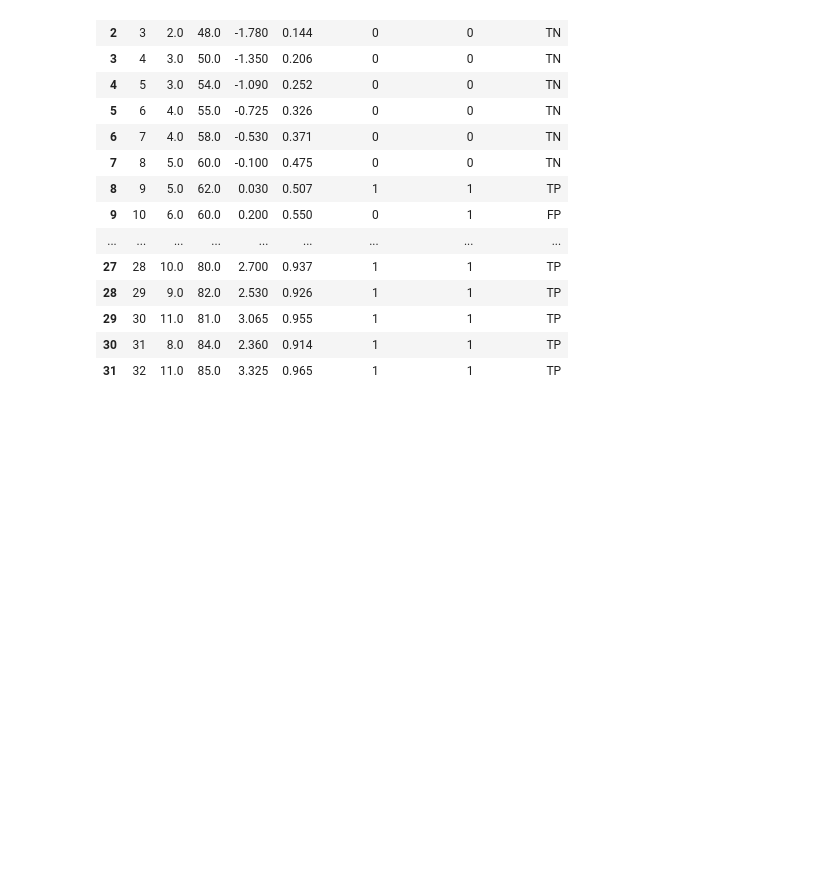
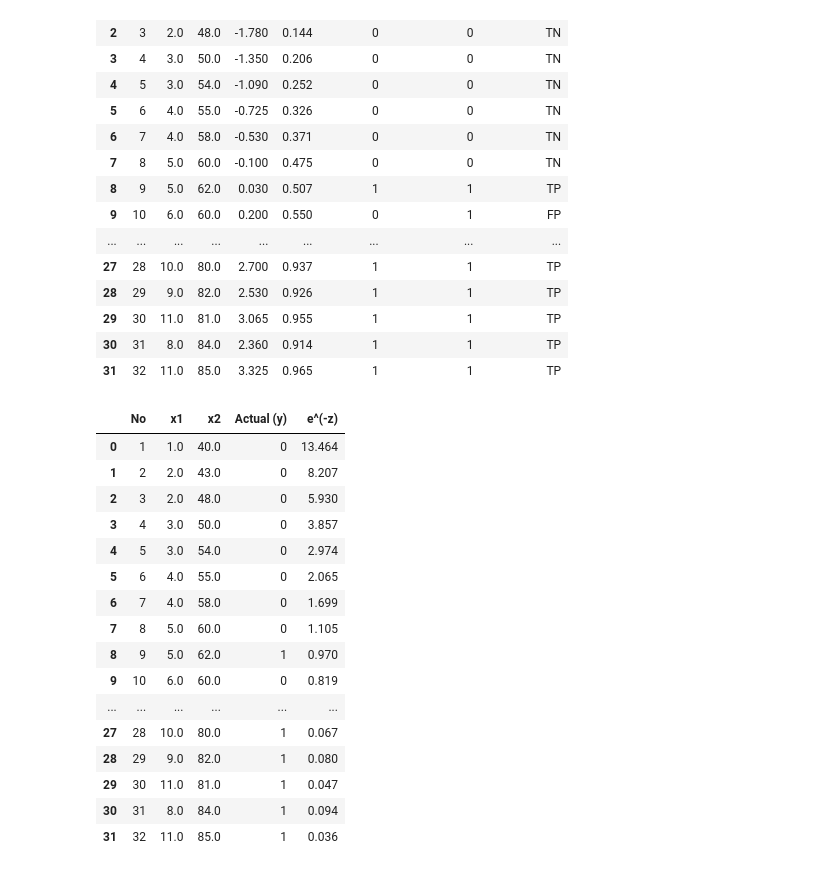
Before and after one commit to ImNotDanish05/2026_Pembelajaran-Mesin_TI-3A, a Jupyter notebook: Week_3/Modul_Machine_Learning_Rev06.ipynb, the cells around one changed output. Saved outputs shown, nothing was run; the diff lists cells and outputs as text; code cells hidden in the pictures; blank space fills up the shorter version.

```diff
--- a/Week_3/Modul_Machine_Learning_Rev06.ipynb
+++ b/Week_3/Modul_Machine_Learning_Rev06.ipynb
@@ -107,3 +107,38 @@ display(df_details)
 | 29 | 30 | 11.0 | 81.0 | 3.065 | 0.955 | 1 | 1 | TP |
 | 30 | 31 | 8.0 | 84.0 | 2.360 | 0.914 | 1 | 1 | TP |
 | 31 | 32 | 11.0 | 85.0 | 3.325 | 0.965 | 1 | 1 | TP |
+# %%
+import pandas as pd
+import numpy as np
+
+table_data_new = []
+for i in range(len(y)):
+    table_data_new.append({
+        'No': i + 1,
+        'x1': x1[i],
+        'x2': x2[i],
+        'Actual (y)': y[i],
+        'e^(-z)': round(np.exp(-z[i]), 3)
+    })
+
+# Convert to DataFrame and display
+df_new_details = pd.DataFrame(table_data_new)
+display(df_new_details)
+# %% [output]
+|  | No | x1 | x2 | Actual (y) | e^(-z) |
+| 0 | 1 | 1.0 | 40.0 | 0 | 13.464 |
+| 1 | 2 | 2.0 | 43.0 | 0 | 8.207 |
+| 2 | 3 | 2.0 | 48.0 | 0 | 5.930 |
+| 3 | 4 | 3.0 | 50.0 | 0 | 3.857 |
+| 4 | 5 | 3.0 | 54.0 | 0 | 2.974 |
+| 5 | 6 | 4.0 | 55.0 | 0 | 2.065 |
+| 6 | 7 | 4.0 | 58.0 | 0 | 1.699 |
+| 7 | 8 | 5.0 | 60.0 | 0 | 1.105 |
+| 8 | 9 | 5.0 | 62.0 | 1 | 0.970 |
+| 9 | 10 | 6.0 | 60.0 | 0 | 0.819 |
+| ... | ... | ... | ... | ... | ... |
+| 27 | 28 | 10.0 | 80.0 | 1 | 0.067 |
+| 28 | 29 | 9.0 | 82.0 | 1 | 0.080 |
+| 29 | 30 | 11.0 | 81.0 | 1 | 0.047 |
+| 30 | 31 | 8.0 | 84.0 | 1 | 0.094 |
+| 31 | 32 | 11.0 | 85.0 | 1 | 0.036 |
```
